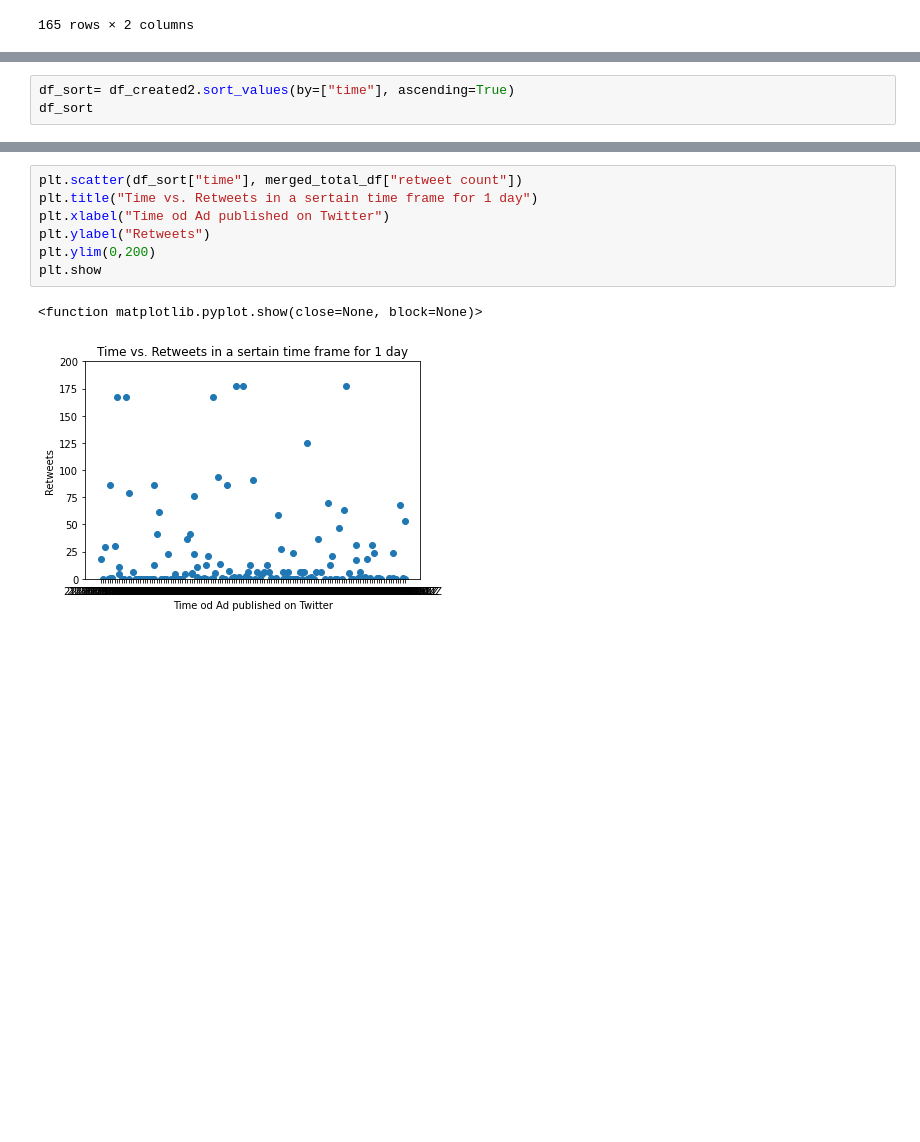
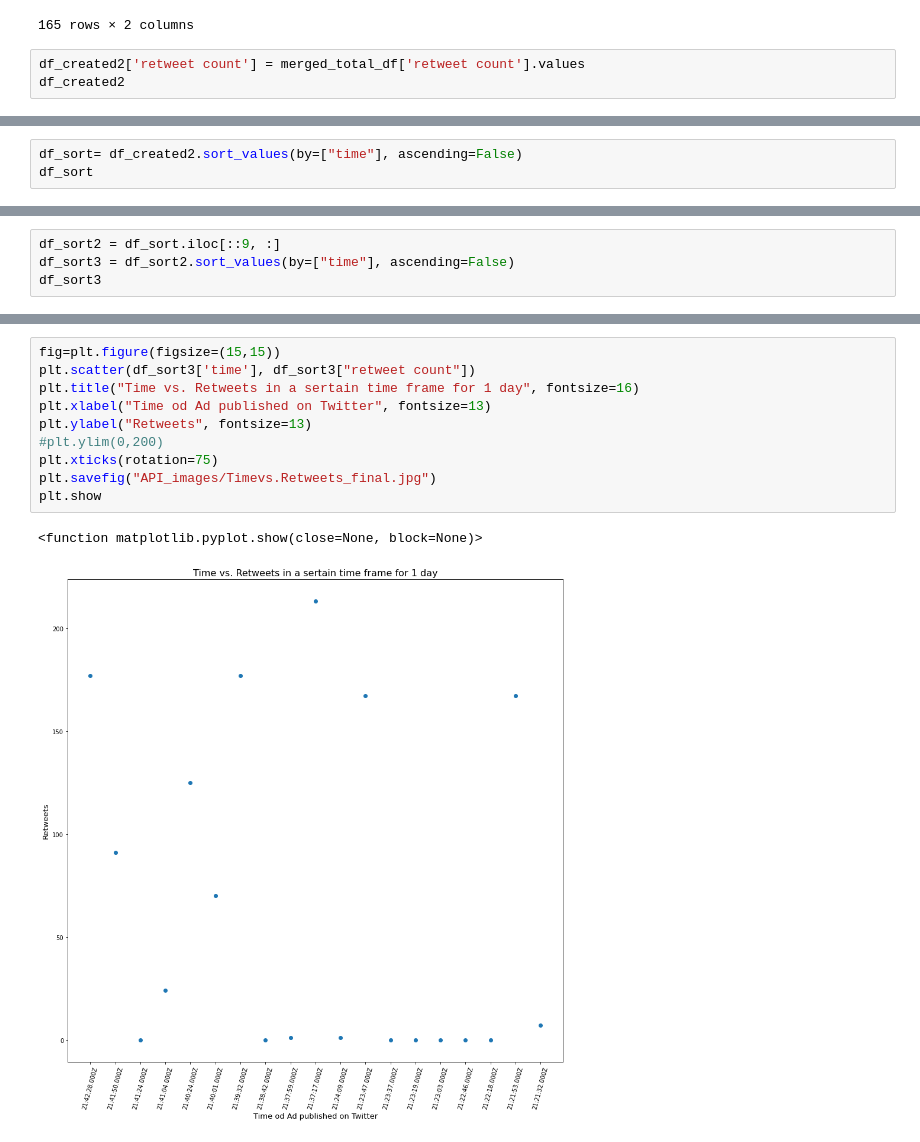
Before and after one commit to sthurstone/Return-Rate-Researchers---Project-I, a Jupyter notebook: API/Twitter_API_Analysis_Tables.ipynb, the cells around one changed output, grey strips where cells are left out. Cells and saved outputs as stored; diff of their text form; blank space fills up the shorter version.

```diff
--- a/API/Twitter_API_Analysis_Tables.ipynb
+++ b/API/Twitter_API_Analysis_Tables.ipynb
@@ -105,3 +107,6 @@ df_created2
 | 84 | 2021-10-27 | 21:37:05.000Z |
 | 85 | 2021-10-27 | 21:37:03.000Z |
 165 rows × 2 columns
+# %%
+df_created2['retweet count'] = merged_total_df['retweet count'].values
+df_created2
@@ -108,4 +127,4 @@ df_created2
 # %%
-df_sort= df_created2.sort_values(by=["time"], ascending=True)
+df_sort= df_created2.sort_values(by=["time"], ascending=False)
 df_sort
 # %% [output]
@@ -124,0 +144,4 @@ df_sort
+# %%
+df_sort2 = df_sort.iloc[::9, :]
+df_sort3 = df_sort2.sort_values(by=["time"], ascending=False)
+df_sort3
@@ -125,10 +166,13 @@ df_sort
 # %%
-plt.scatter(df_sort["time"], merged_total_df["retweet count"])
-plt.title("Time vs. Retweets in a sertain time frame for 1 day")
-plt.xlabel("Time od Ad published on Twitter")
-plt.ylabel("Retweets")
-plt.ylim(0,200)
+fig=plt.figure(figsize=(15,15))
+plt.scatter(df_sort3['time'], df_sort3["retweet count"])
+plt.title("Time vs. Retweets in a sertain time frame for 1 day", fontsize=16)
+plt.xlabel("Time od Ad published on Twitter", fontsize=13)
+plt.ylabel("Retweets", fontsize=13)
+#plt.ylim(0,200)
+plt.xticks(rotation=75)
+plt.savefig("API_images/Timevs.Retweets_final.jpg")
 plt.show
 # %% [output]
 <function matplotlib.pyplot.show(close=None, block=None)>
-[figure, old version]
+[figure, new version]
```
Also changed, not shown: parts of 4 cells of this notebook, 2 other files.
